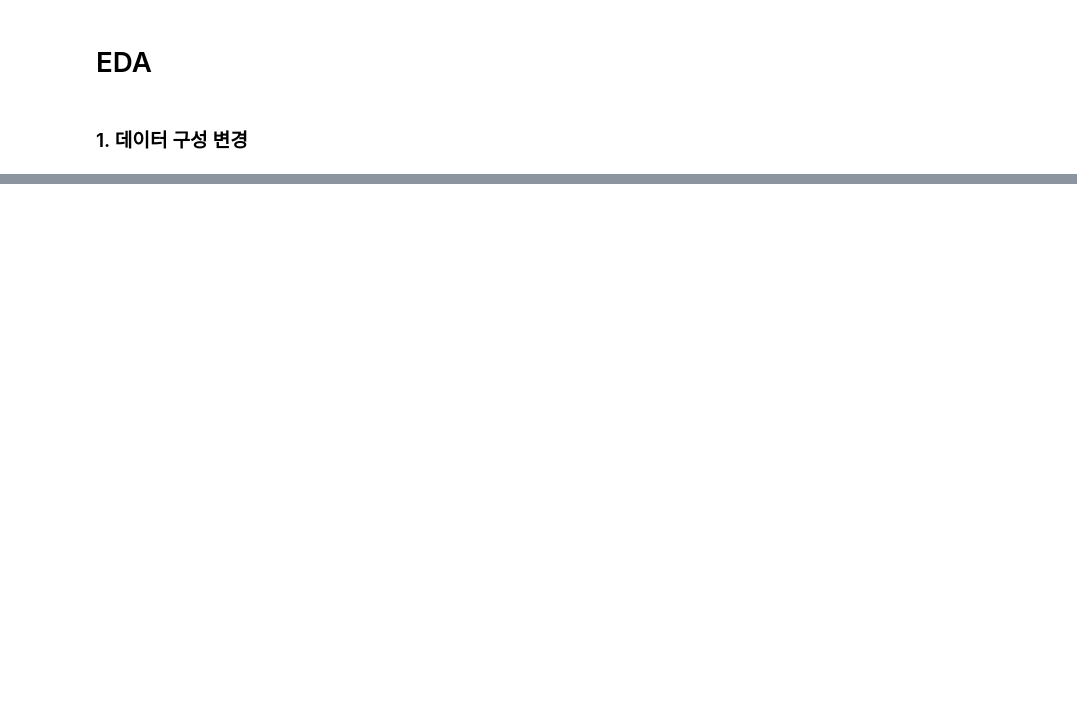
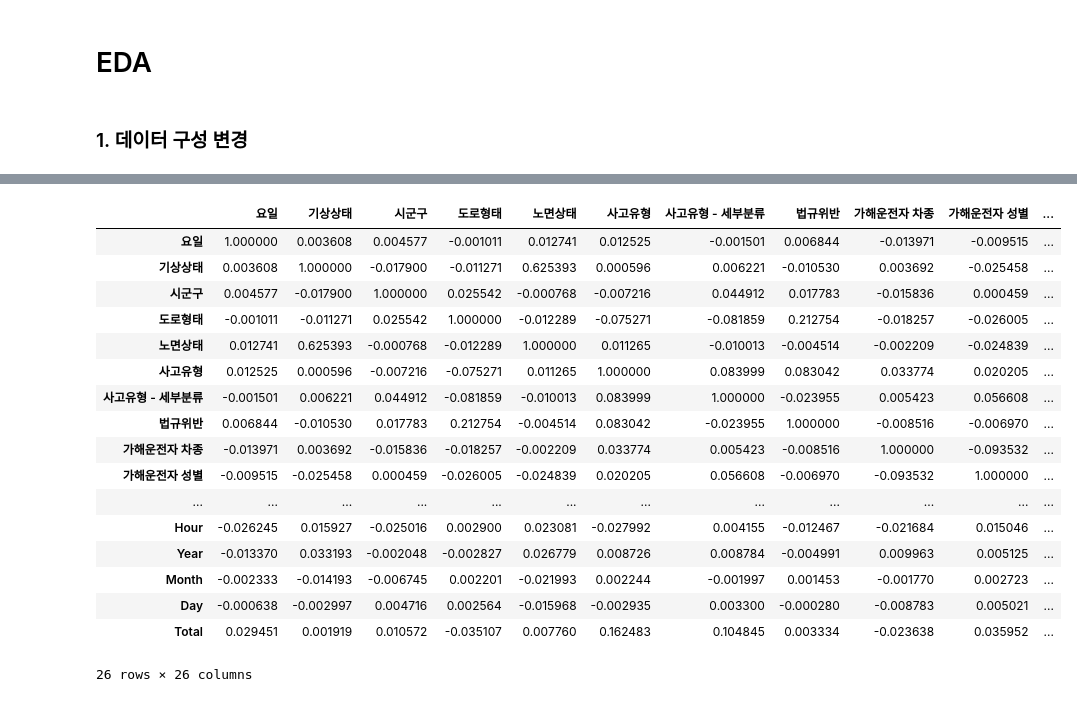
Before and after one commit to p-jiho/Traffic_Accident_Prediction, a Jupyter notebook: EDA.ipynb, the cells around one changed output, grey strips where cells are left out. Drawn from its saved outputs; the diff is of its cells as text; code cells hidden in the pictures; blank space fills up the shorter version.

```diff
--- a/EDA.ipynb
+++ b/EDA.ipynb
@@ -66,0 +130,21 @@ train.groupby("Year").sum()
+# %%
+train_new.corr()
+# %% [output]
+|  | 요일 | 기상상태 | 시군구 | 도로형태 | 노면상태 | 사고유형 | 사고유형 - 세부분류 | 법규위반 | 가해운전자 차종 | 가해운전자 성별 | ... |
+| 요일 | 1.000000 | 0.003608 | 0.004577 | -0.001011 | 0.012741 | 0.012525 | -0.001501 | 0.006844 | -0.013971 | -0.009515 | ... |
+| 기상상태 | 0.003608 | 1.000000 | -0.017900 | -0.011271 | 0.625393 | 0.000596 | 0.006221 | -0.010530 | 0.003692 | -0.025458 | ... |
+| 시군구 | 0.004577 | -0.017900 | 1.000000 | 0.025542 | -0.000768 | -0.007216 | 0.044912 | 0.017783 | -0.015836 | 0.000459 | ... |
+| 도로형태 | -0.001011 | -0.011271 | 0.025542 | 1.000000 | -0.012289 | -0.075271 | -0.081859 | 0.212754 | -0.018257 | -0.026005 | ... |
+| 노면상태 | 0.012741 | 0.625393 | -0.000768 | -0.012289 | 1.000000 | 0.011265 | -0.010013 | -0.004514 | -0.002209 | -0.024839 | ... |
+| 사고유형 | 0.012525 | 0.000596 | -0.007216 | -0.075271 | 0.011265 | 1.000000 | 0.083999 | 0.083042 | 0.033774 | 0.020205 | ... |
+| 사고유형 - 세부분류 | -0.001501 | 0.006221 | 0.044912 | -0.081859 | -0.010013 | 0.083999 | 1.000000 | -0.023955 | 0.005423 | 0.056608 | ... |
+| 법규위반 | 0.006844 | -0.010530 | 0.017783 | 0.212754 | -0.004514 | 0.083042 | -0.023955 | 1.000000 | -0.008516 | -0.006970 | ... |
+| 가해운전자 차종 | -0.013971 | 0.003692 | -0.015836 | -0.018257 | -0.002209 | 0.033774 | 0.005423 | -0.008516 | 1.000000 | -0.093532 | ... |
+| 가해운전자 성별 | -0.009515 | -0.025458 | 0.000459 | -0.026005 | -0.024839 | 0.020205 | 0.056608 | -0.006970 | -0.093532 | 1.000000 | ... |
+| ... | ... | ... | ... | ... | ... | ... | ... | ... | ... | ... | ... |
+| Hour | -0.026245 | 0.015927 | -0.025016 | 0.002900 | 0.023081 | -0.027992 | 0.004155 | -0.012467 | -0.021684 | 0.015046 | ... |
+| Year | -0.013370 | 0.033193 | -0.002048 | -0.002827 | 0.026779 | 0.008726 | 0.008784 | -0.004991 | 0.009963 | 0.005125 | ... |
+| Month | -0.002333 | -0.014193 | -0.006745 | 0.002201 | -0.021993 | 0.002244 | -0.001997 | 0.001453 | -0.001770 | 0.002723 | ... |
+| Day | -0.000638 | -0.002997 | 0.004716 | 0.002564 | -0.015968 | -0.002935 | 0.003300 | -0.000280 | -0.008783 | 0.005021 | ... |
+| Total | 0.029451 | 0.001919 | 0.010572 | -0.035107 | 0.007760 | 0.162483 | 0.104845 | 0.003334 | -0.023638 | 0.035952 | ... |
+26 rows × 26 columns
```
Also changed, not shown: parts of 21 cells of this notebook.
